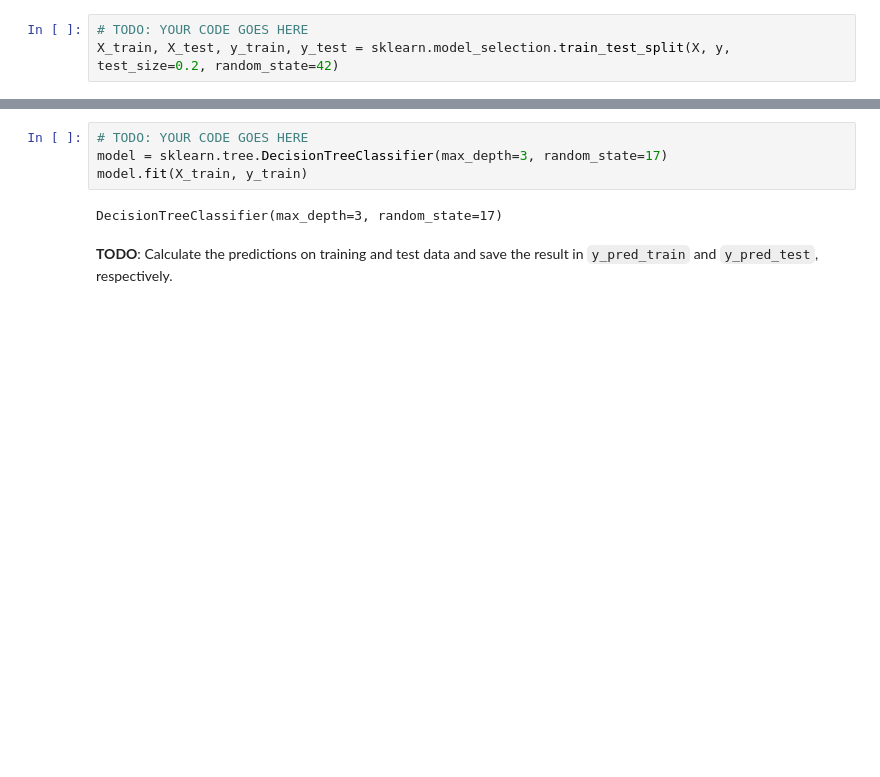
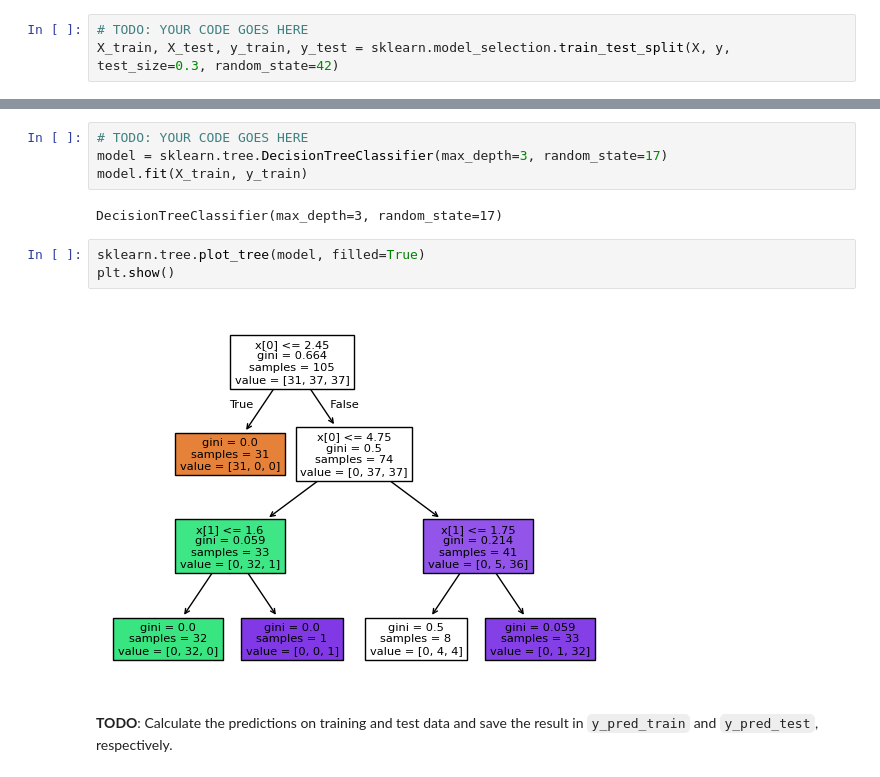
Before and after one commit to lelascarnevali/Udacity_Data_Science, a Jupyter notebook: 2_Introduction_to_Data_Science_and_Supervised_ML/exercises/02-2-Classification_Iris.ipynb, the cells around one changed output, grey strips where cells are left out. Drawn from its saved outputs; the diff is of its cells as text; blank space fills up the shorter version.

```diff
--- a/2_Introduction_to_Data_Science_and_Supervised_ML/exercises/02-2-Classification_Iris.ipynb
+++ b/2_Introduction_to_Data_Science_and_Supervised_ML/exercises/02-2-Classification_Iris.ipynb
@@ -150,7 +150,7 @@ X = iris.data[["petal length (cm)", "petal width (cm)"]]
 **TODO**: Split `X` and `y` in training and test data. Save the result in variables called `X_train`, `X_test`, `y_train`, `y_test`.
 # %%
 # TODO: YOUR CODE GOES HERE
-X_train, X_test, y_train, y_test = sklearn.model_selection.train_test_split(X, y, test_size=0.2, random_state=42)
+X_train, X_test, y_train, y_test = sklearn.model_selection.train_test_split(X, y, test_size=0.3, random_state=42)
 # %% [markdown]
 **TODO**: How many samples are contained in `X_test`? Which data format do we have here?
 # %%
@@ -176,6 +176,11 @@ model = sklearn.tree.DecisionTreeClassifier(max_depth=3, random_state=17)
 model.fit(X_train, y_train)
 # %% [output]
 DecisionTreeClassifier(max_depth=3, random_state=17)
+# %%
+sklearn.tree.plot_tree(model, filled=True)
+plt.show()
+# %% [output]
+[figure, added]
 # %% [markdown]
 **TODO**: Calculate the predictions on training and test data and save the result in `y_pred_train` and `y_pred_test`, respectively.
 # %%
```
Also changed, not shown: parts of 4 cells of this notebook.
